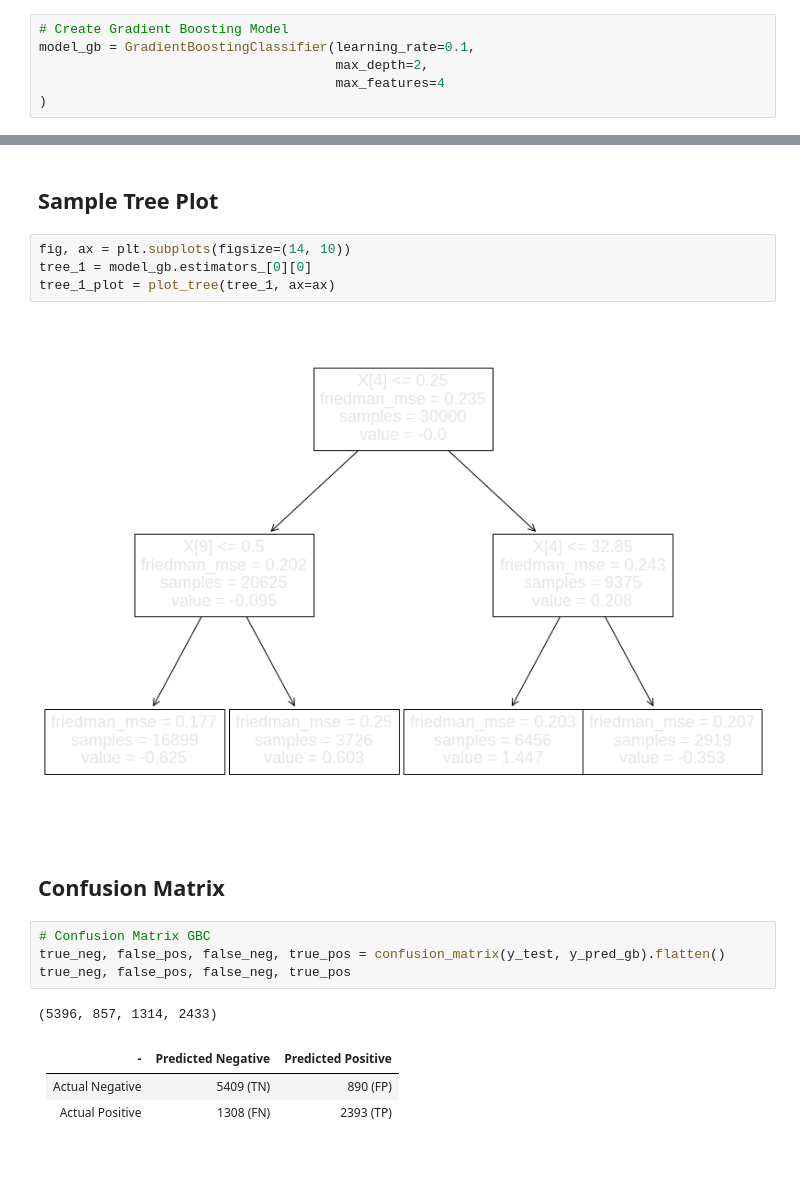
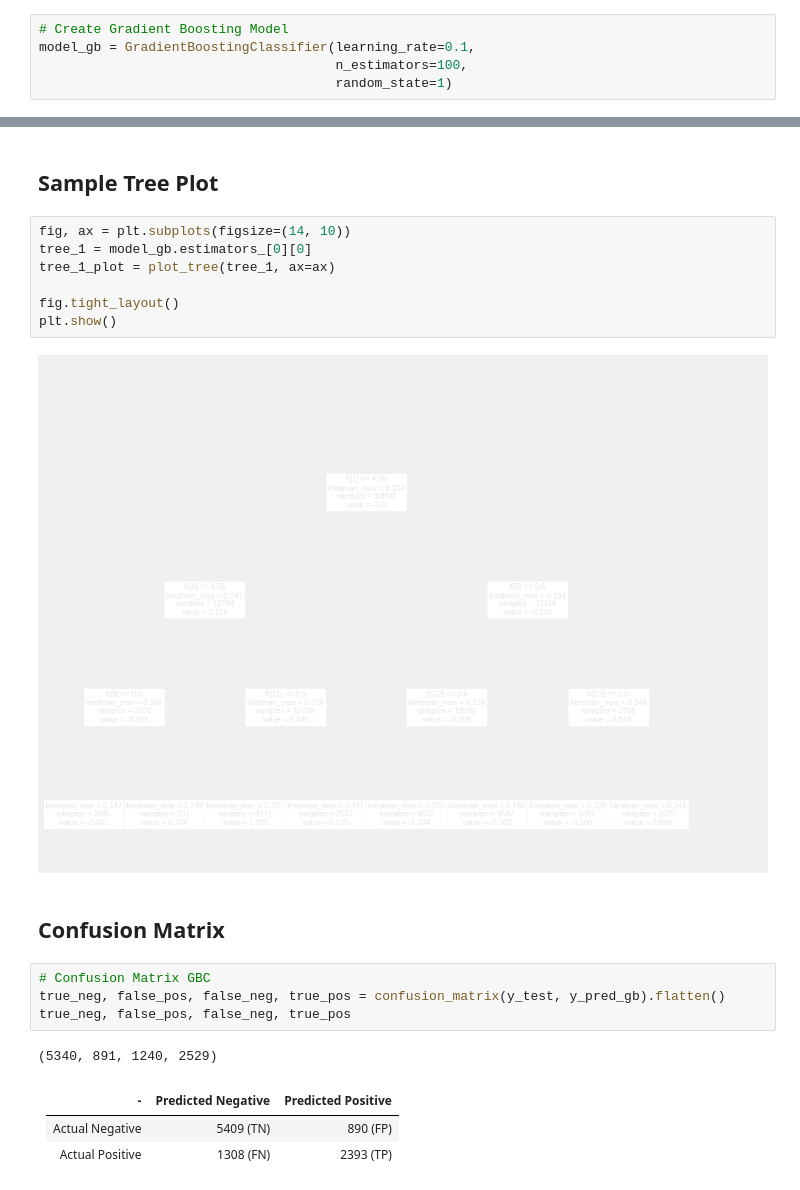
Before and after one commit to boogiedev/churning-a-blind-eye, a Jupyter notebook: modeling.ipynb, the cells around one changed output, grey strips where cells are left out. Drawn from its saved outputs; the diff is of its cells as text; blank space fills up the shorter version.

```diff
--- a/modeling.ipynb
+++ b/modeling.ipynb
@@ -119,9 +123,8 @@ model_rf.oob_score_
 # %%
 # Create Gradient Boosting Model
 model_gb = GradientBoostingClassifier(learning_rate=0.1,
-                                      max_depth=2,
-                                      max_features=4
-)
+                                      n_estimators=100,
+                                      random_state=1)
 # %%
 # Fit Model
 model_gb.fit(X_train, y_train)
@@ -155,9 +173,12 @@ feat_scores.plot(kind='barh', figsize=(12, 8))
 # %%
 fig, ax = plt.subplots(figsize=(14, 10))
 tree_1 = model_gb.estimators_[0][0]
 tree_1_plot = plot_tree(tree_1, ax=ax)
+
+fig.tight_layout()
+plt.show()
 # %% [output]
-[figure, old version]
+[figure, new version]
 # %% [markdown]
 ## Confusion Matrix
 # %%
@@ -165,7 +186,7 @@ tree_1_plot = plot_tree(tree_1, ax=ax)
 true_neg, false_pos, false_neg, true_pos = confusion_matrix(y_test, y_pred_gb).flatten()
 true_neg, false_pos, false_neg, true_pos
 # %% [output]
-(5396, 857, 1314, 2433)
+(5340, 891, 1240, 2529)
 # %% [markdown]
 | -        |       Predicted Negative      |  Predicted Positive |
 | ------------- |:-------------:| -----:|
```
Also changed, not shown: parts of 10 cells of this notebook.
